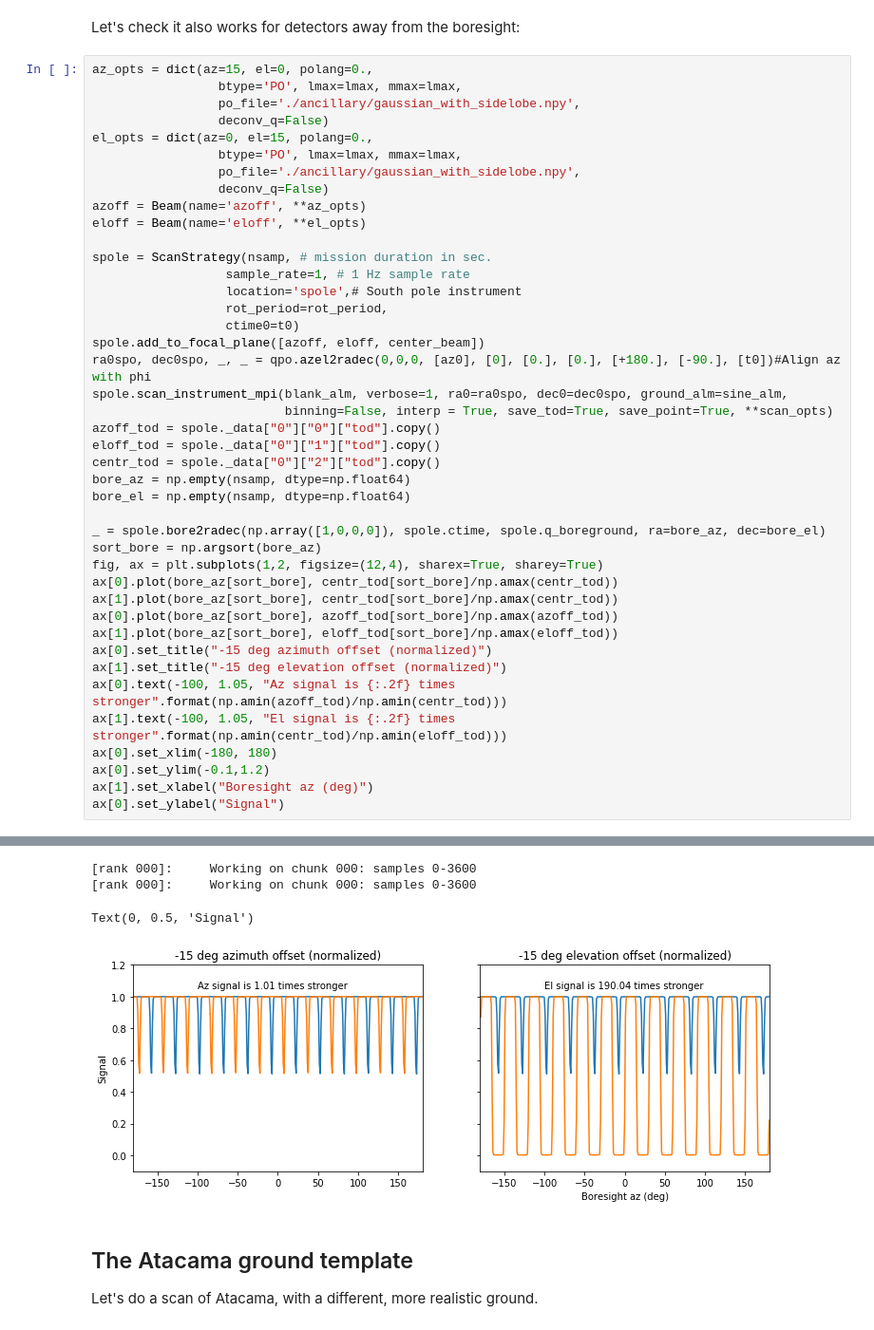
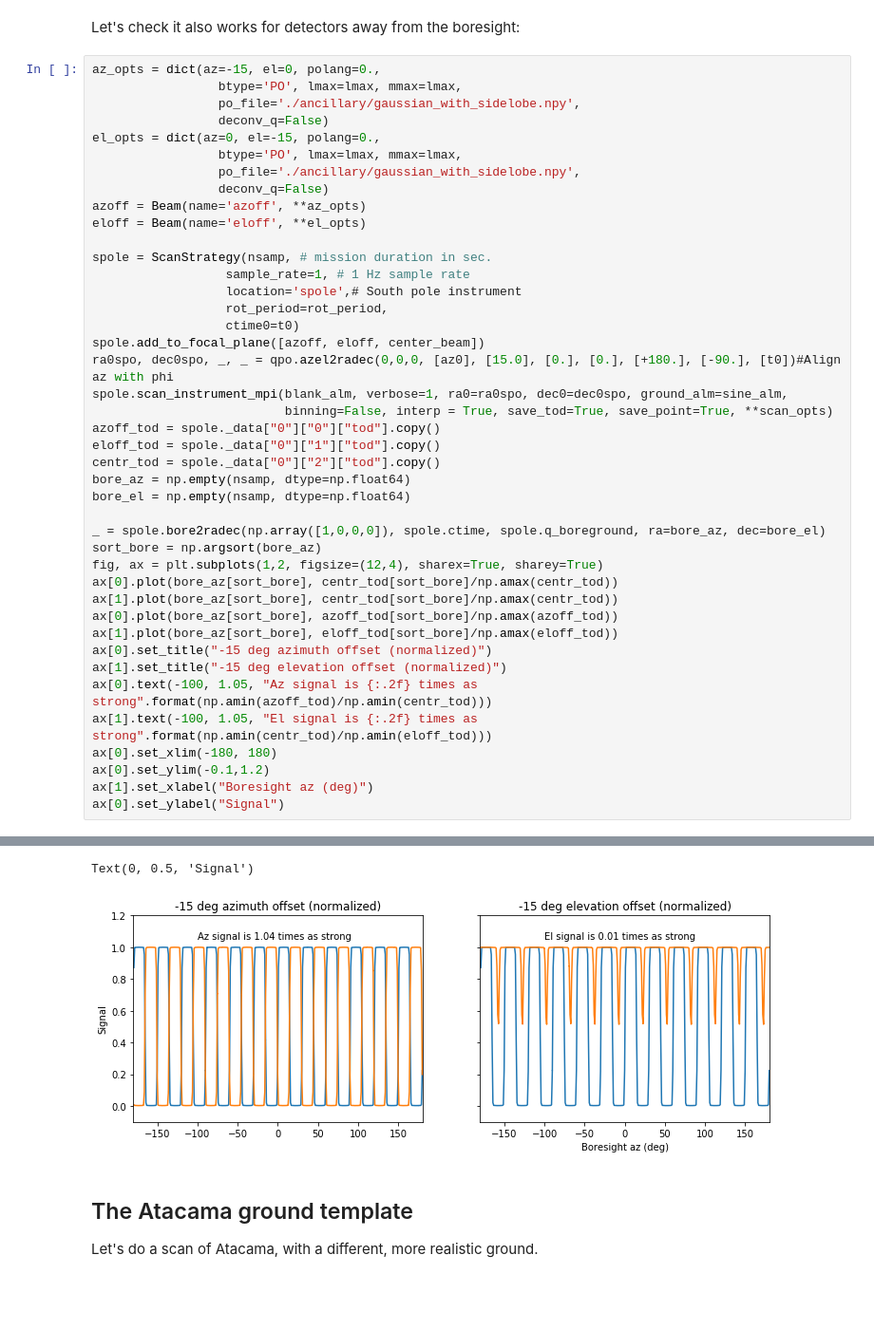
Before and after one commit to AdriJD/beamconv, a Jupyter notebook: notebooks/ground_ssn_scan.ipynb, the cells around one changed output, grey strips where cells are left out. Shown at 95% size. Saved outputs shown, nothing was run; the diff lists cells and outputs as text; blank space fills up the shorter version.

```diff
--- a/notebooks/ground_ssn_scan.ipynb
+++ b/notebooks/ground_ssn_scan.ipynb
@@ -239,11 +241,11 @@ Average el atacama: 49.99199956112309
 # %% [markdown]
 Let's check it also works for detectors away from the boresight:
 # %%
-az_opts = dict(az=15, el=0, polang=0.,
+az_opts = dict(az=-15, el=0, polang=0.,
                  btype='PO', lmax=lmax, mmax=lmax,
                  po_file='./ancillary/gaussian_with_sidelobe.npy',
                  deconv_q=False)
-el_opts = dict(az=0, el=15, polang=0.,
+el_opts = dict(az=0, el=-15, polang=0.,
                  btype='PO', lmax=lmax, mmax=lmax,
                  po_file='./ancillary/gaussian_with_sidelobe.npy',
                  deconv_q=False)
@@ -256,7 +258,7 @@ spole = ScanStrategy(nsamp, # mission duration in sec.
                   rot_period=rot_period,
                   ctime0=t0)
 spole.add_to_focal_plane([azoff, eloff, center_beam])
-ra0spo, dec0spo, _, _ = qpo.azel2radec(0,0,0, [az0], [0], [0.], [0.], [+180.], [-90.], [t0])#Align az with phi
+ra0spo, dec0spo, _, _ = qpo.azel2radec(0,0,0, [az0], [15.0], [0.], [0.], [+180.], [-90.], [t0])#Align az with phi
 spole.scan_instrument_mpi(blank_alm, verbose=1, ra0=ra0spo, dec0=dec0spo, ground_alm=sine_alm,
                           binning=False, interp = True, save_tod=True, save_point=True, **scan_opts)
 azoff_tod = spole._data["0"]["0"]["tod"].copy()
@@ -274,8 +276,8 @@ ax[0].plot(bore_az[sort_bore], azoff_tod[sort_bore]/np.amax(azoff_tod))
 ax[1].plot(bore_az[sort_bore], eloff_tod[sort_bore]/np.amax(eloff_tod))
 ax[0].set_title("-15 deg azimuth offset (normalized)")
 ax[1].set_title("-15 deg elevation offset (normalized)")
-ax[0].text(-100, 1.05, "Az signal is {:.2f} times stronger".format(np.amin(azoff_tod)/np.amin(centr_tod)))
-ax[1].text(-100, 1.05, "El signal is {:.2f} times stronger".format(np.amin(centr_tod)/np.amin(eloff_tod)))
+ax[0].text(-100, 1.05, "Az signal is {:.2f} times as strong".format(np.amin(azoff_tod)/np.amin(centr_tod)))
+ax[1].text(-100, 1.05, "El signal is {:.2f} times as strong".format(np.amin(centr_tod)/np.amin(eloff_tod)))
 ax[0].set_xlim(-180, 180)
 ax[0].set_ylim(-0.1,1.2)
 ax[1].set_xlabel("Boresight az (deg)")
@@ -286,7 +290,5 @@ Scanning with 3 detectors
-[rank 000]:     Working on chunk 000: samples 0-3600
-[rank 000]:     Working on chunk 000: samples 0-3600
+Text(0, 0.5, 'Signal')
-Text(0, 0.5, 'Signal')
-[figure, old version]
+[figure, new version]
 # %% [markdown]
 ## The Atacama ground template
 Let's do a scan of Atacama, with a different, more realistic ground.
```
Also changed, not shown: parts of 10 cells of this notebook.
